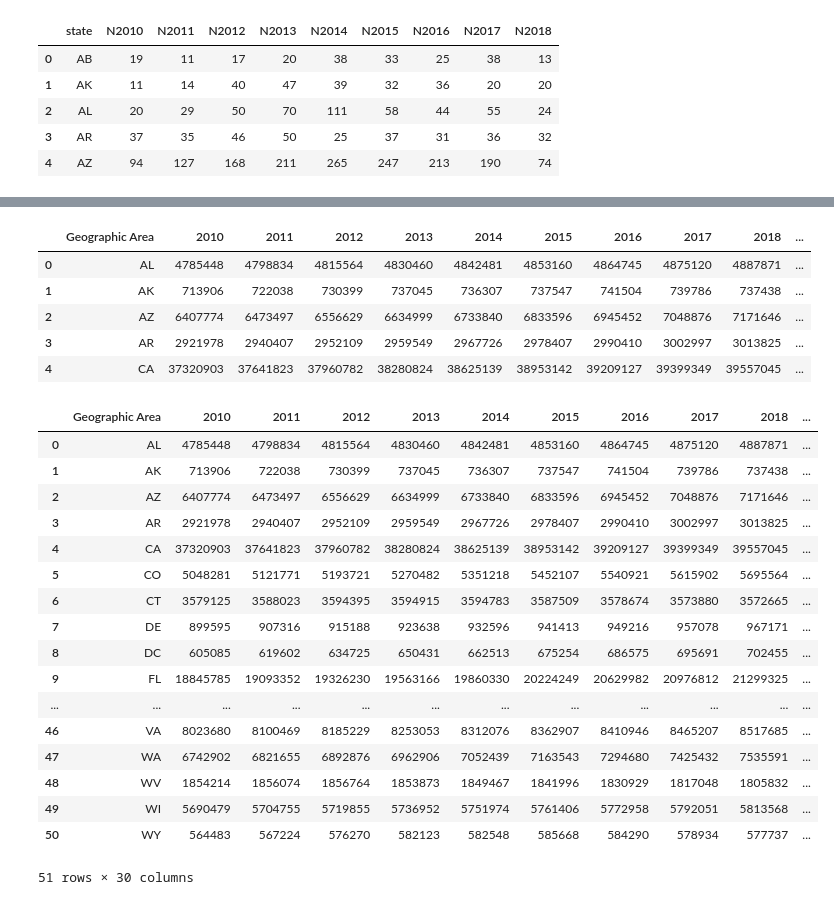
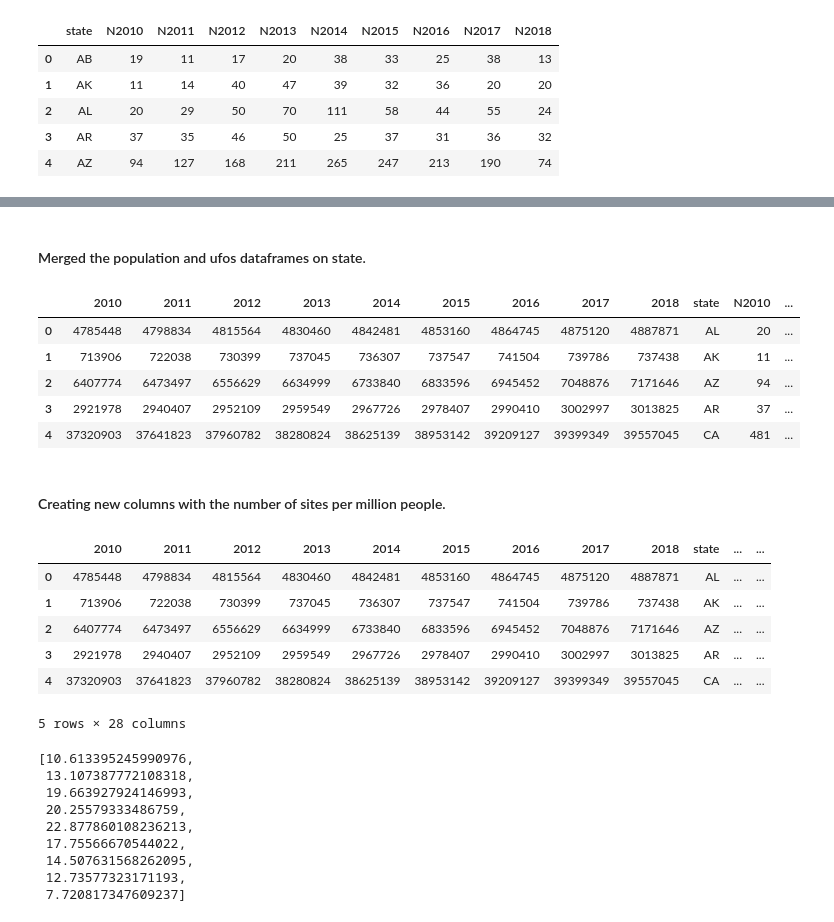
Before and after one commit to fcoba/UFO_proj_2, a Jupyter notebook: ufo_ttest.ipynb, the cells around one changed output, grey strips where cells are left out. Saved outputs shown, nothing was run; the diff lists cells and outputs as text; code cells hidden in the pictures.

```diff
--- a/ufo_ttest.ipynb
+++ b/ufo_ttest.ipynb
@@ -343,0 +177,15 @@ SELECT state ,
+# %%
+circle_means = []
+for i in range(1000):
+    x_circle = np.random.choice(ufo_df[ufo_df.Shape=='Circle']['Duration_sec'],size=500)
+    circle_means.append(x_circle.mean())
+# %%
+triangle_means = []
+for i in range(1000):
+    x_triangle = np.random.choice(ufo_df[ufo_df.Shape=='Triangle']['Duration_sec'],size=500)
+    triangle_means.append(x_triangle.mean())
+# %%
+light_means = []
+for i in range(1000):
+    x_light = np.random.choice(ufo_df[ufo_df.Shape=='Light']['Duration_sec'],size=500)
+    light_means.append(x_light.mean())
@@ -365,18 +255,22 @@ population_df.head()
+# %% [markdown]
+#### Merged the population and ufos dataframes on state.
 # %%
 ufo_pop_df  = pd.merge(population_df, ufo_df_groupstate,
                   left_on='Geographic Area',
                   right_on='state',
                   how='left')
 # %%
-ufo_pop_df.drop(['Geographic Area'], axis=1)
+ufo_pop_df.drop(['Geographic Area'], axis=1, inplace=True)
 ufo_pop_df.head()
 # %% [output]
-|  | Geographic Area | 2010 | 2011 | 2012 | 2013 | 2014 | 2015 | 2016 | 2017 | 2018 | ... |
-| 0 | AL | 4785448 | 4798834 | 4815564 | 4830460 | 4842481 | 4853160 | 4864745 | 4875120 | 4887871 | ... |
-| 1 | AK | 713906 | 722038 | 730399 | 737045 | 736307 | 737547 | 741504 | 739786 | 737438 | ... |
-| 2 | AZ | 6407774 | 6473497 | 6556629 | 6634999 | 6733840 | 6833596 | 6945452 | 7048876 | 7171646 | ... |
-| 3 | AR | 2921978 | 2940407 | 2952109 | 2959549 | 2967726 | 2978407 | 2990410 | 3002997 | 3013825 | ... |
-| 4 | CA | 37320903 | 37641823 | 37960782 | 38280824 | 38625139 | 38953142 | 39209127 | 39399349 | 39557045 | ... |
+|  | 2010 | 2011 | 2012 | 2013 | 2014 | 2015 | 2016 | 2017 | 2018 | state | N2010 | ... |
+| 0 | 4785448 | 4798834 | 4815564 | 4830460 | 4842481 | 4853160 | 4864745 | 4875120 | 4887871 | AL | 20 | ... |
+| 1 | 713906 | 722038 | 730399 | 737045 | 736307 | 737547 | 741504 | 739786 | 737438 | AK | 11 | ... |
+| 2 | 6407774 | 6473497 | 6556629 | 6634999 | 6733840 | 6833596 | 6945452 | 7048876 | 7171646 | AZ | 94 | ... |
+| 3 | 2921978 | 2940407 | 2952109 | 2959549 | 2967726 | 2978407 | 2990410 | 3002997 | 3013825 | AR | 37 | ... |
+| 4 | 37320903 | 37641823 | 37960782 | 38280824 | 38625139 | 38953142 | 39209127 | 39399349 | 39557045 | CA | 481 | ... |
+# %% [markdown]
+#### Creating new columns with the number of sites per million people.
 # %%
 for year in year_list:
     new_col = 'NperMil{0}'.format(year)
@@ -385,23 +279,31 @@ for year in year_list:
 
     ufo_pop_df[new_col] = ufo_pop_df[ufo_col]/(ufo_pop_df[pop_col]/1e6)
 # %%
-ufo_pop_df
+ufo_pop_df.head()
 # %% [output]
-|  | Geographic Area | 2010 | 2011 | 2012 | 2013 | 2014 | 2015 | 2016 | 2017 | 2018 | ... |
-| 0 | AL | 4785448 | 4798834 | 4815564 | 4830460 | 4842481 | 4853160 | 4864745 | 4875120 | 4887871 | ... |
-| 1 | AK | 713906 | 722038 | 730399 | 737045 | 736307 | 737547 | 741504 | 739786 | 737438 | ... |
-| 2 | AZ | 6407774 | 6473497 | 6556629 | 6634999 | 6733840 | 6833596 | 6945452 | 7048876 | 7171646 | ... |
-| 3 | AR | 2921978 | 2940407 | 2952109 | 2959549 | 2967726 | 2978407 | 2990410 | 3002997 | 3013825 | ... |
-| 4 | CA | 37320903 | 37641823 | 37960782 | 38280824 | 38625139 | 38953142 | 39209127 | 39399349 | 39557045 | ... |
-| 5 | CO | 5048281 | 5121771 | 5193721 | 5270482 | 5351218 | 5452107 | 5540921 | 5615902 | 5695564 | ... |
-| 6 | CT | 3579125 | 3588023 | 3594395 | 3594915 | 3594783 | 3587509 | 3578674 | 3573880 | 3572665 | ... |
-| 7 | DE | 899595 | 907316 | 915188 | 923638 | 932596 | 941413 | 949216 | 957078 | 967171 | ... |
-| 8 | DC | 605085 | 619602 | 634725 | 650431 | 662513 | 675254 | 686575 | 695691 | 702455 | ... |
-| 9 | FL | 18845785 | 19093352 | 19326230 | 19563166 | 19860330 | 20224249 | 20629982 | 20976812 | 21299325 | ... |
-| ... | ... | ... | ... | ... | ... | ... | ... | ... | ... | ... | ... |
-| 46 | VA | 8023680 | 8100469 | 8185229 | 8253053 | 8312076 | 8362907 | 8410946 | 8465207 | 8517685 | ... |
-| 47 | WA | 6742902 | 6821655 | 6892876 | 6962906 | 7052439 | 7163543 | 7294680 | 7425432 | 7535591 | ... |
-| 48 | WV | 1854214 | 1856074 | 1856764 | 1853873 | 1849467 | 1841996 | 1830929 | 1817048 | 1805832 | ... |
-| 49 | WI | 5690479 | 5704755 | 5719855 | 5736952 | 5751974 | 5761406 | 5772958 | 5792051 | 5813568 | ... |
-| 50 | WY | 564483 | 567224 | 576270 | 582123 | 582548 | 585668 | 584290 | 578934 | 577737 | ... |
+|  | 2010 | 2011 | 2012 | 2013 | 2014 | 2015 | 2016 | 2017 | 2018 | state | ... | ... |
+| 0 | 4785448 | 4798834 | 4815564 | 4830460 | 4842481 | 4853160 | 4864745 | 4875120 | 4887871 | AL | ... | ... |
+| 1 | 713906 | 722038 | 730399 | 737045 | 736307 | 737547 | 741504 | 739786 | 737438 | AK | ... | ... |
+| 2 | 6407774 | 6473497 | 6556629 | 6634999 | 6733840 | 6833596 | 6945452 | 7048876 | 7171646 | AZ | ... | ... |
+| 3 | 2921978 | 2940407 | 2952109 | 2959549 | 2967726 | 2978407 | 2990410 | 3002997 | 3013825 | AR | ... | ... |
+| 4 | 37320903 | 37641823 | 37960782 | 38280824 | 38625139 | 38953142 | 39209127 | 39399349 | 39557045 | CA | ... | ... |
-51 rows × 30 columns
+5 rows × 28 columns
+# %%
+expected_ufo_rate = []
+for year in year_list:
+    pop_col='N{}'.format(year)
+    total_ufos = ufo_pop_df[pop_col].sum()
+    ufo_col='{}'.format(year)
+    total_pop = ufo_pop_df[ufo_col].sum()
+    expected_ufo_rate.append(total_ufos/(total_pop/1e6))
+expected_ufo_rate #expected rates per year
+# %% [output]
+[10.613395245990976,
+ 13.107387772108318,
+ 19.663927924146993,
+ 20.25579333486759,
+ 22.877860108236213,
+ 17.75566670544022,
+ 14.507631568262095,
+ 12.73577323171193,
+ 7.720817347609237]
```
Also changed, not shown: parts of 71 cells of this notebook, 1 other file.
